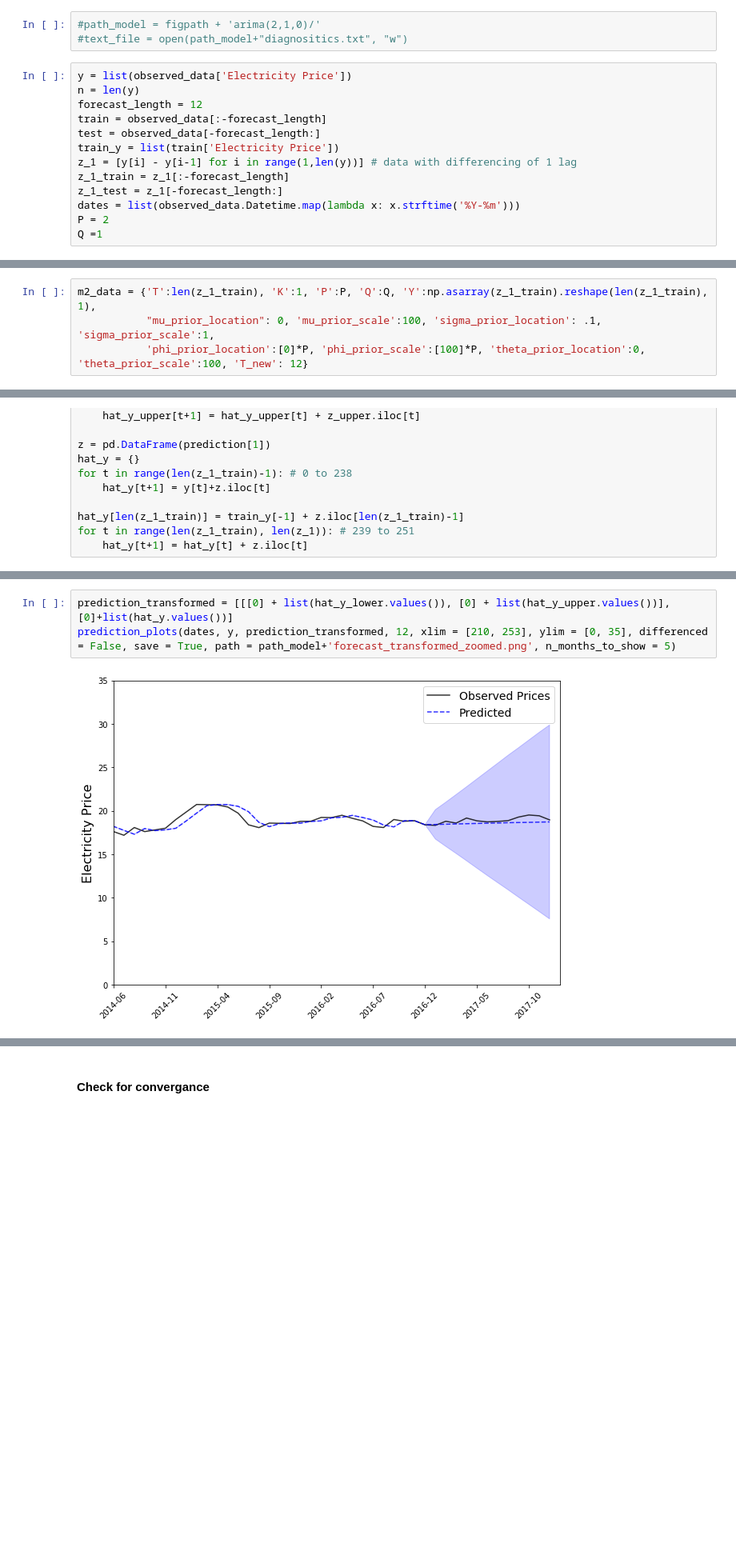
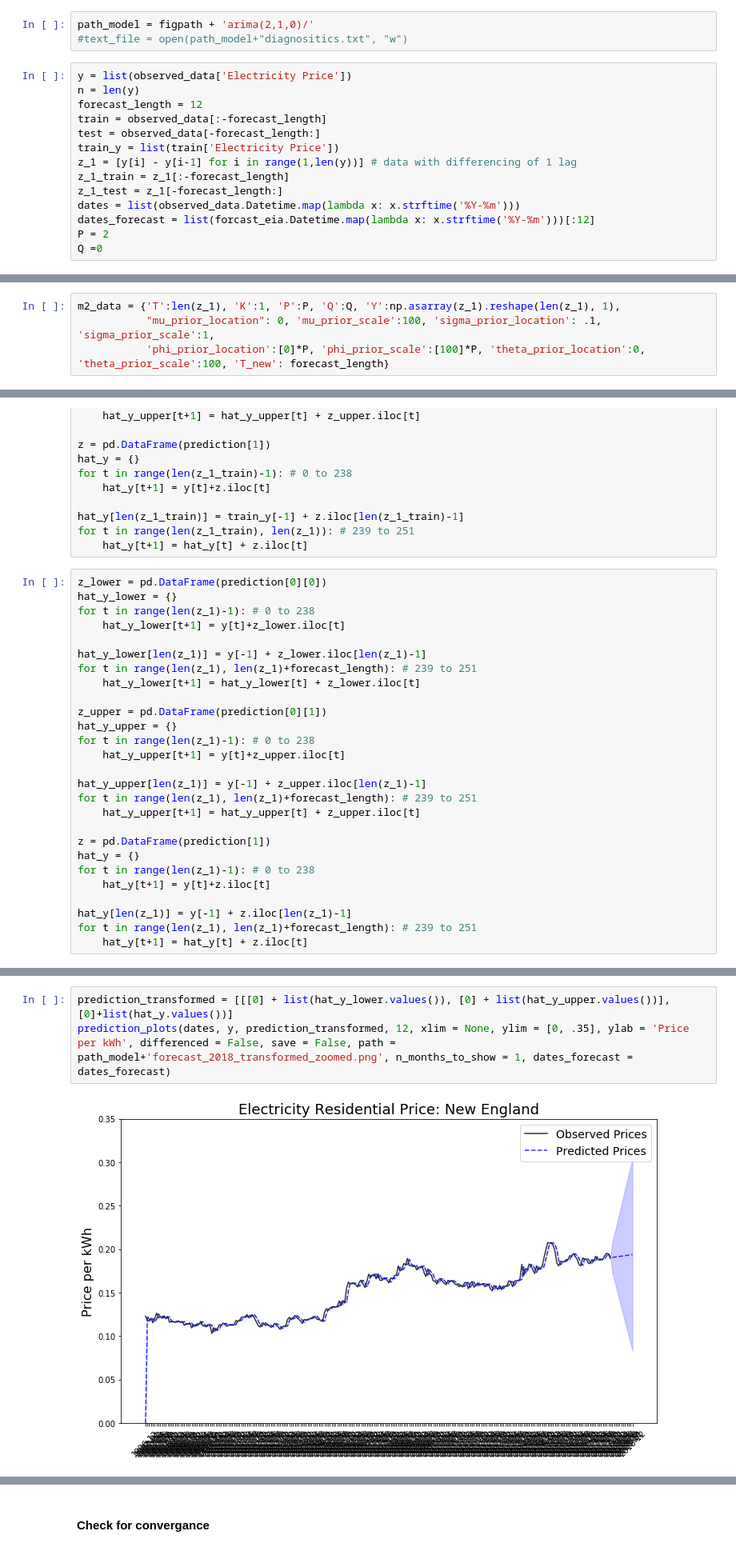
Before and after one commit to ahotaling/STAT_330_Project, a Jupyter notebook: Notebooks/Bayesian_Model_Exploration.ipynb, the cells around one changed output, grey strips where cells are left out. Shown at 80% size. Cells and saved outputs as stored; diff of their text form; blank space fills up the shorter version.

Commit message:
adjusted some plots

```diff
--- a/Notebooks/Bayesian_Model_Exploration.ipynb
+++ b/Notebooks/Bayesian_Model_Exploration.ipynb
@@ -384,7 +412,7 @@ generated quantities{
 #### Split data into training and testing sets
 Use 2016 - 2017 as the test
 # %%
-#path_model = figpath + 'arima(2,1,0)/'
+path_model = figpath + 'arima(2,1,0)/'
 #text_file = open(path_model+"diagnositics.txt", "w")
 # %%
 y = list(observed_data['Electricity Price'])
@@ -397,5 +425,6 @@ z_1 = [y[i] - y[i-1] for i in range(1,len(y))] # data with differencing of 1 lag
 z_1_train = z_1[:-forecast_length]
 z_1_test = z_1[-forecast_length:]
 dates = list(observed_data.Datetime.map(lambda x: x.strftime('%Y-%m')))
+dates_forecast = list(forcast_eia.Datetime.map(lambda x: x.strftime('%Y-%m')))[:12]
 P = 2
-Q =1
+Q =0
@@ -404,7 +431,7 @@ Q =1
 # %%
-m2_data = {'T':len(z_1_train), 'K':1, 'P':P, 'Q':Q, 'Y':np.asarray(z_1_train).reshape(len(z_1_train), 1),
+m2_data = {'T':len(z_1), 'K':1, 'P':P, 'Q':Q, 'Y':np.asarray(z_1).reshape(len(z_1), 1),
            "mu_prior_location": 0, 'mu_prior_scale':100, 'sigma_prior_location': .1, 'sigma_prior_scale':1,
-           'phi_prior_location':[0]*P, 'phi_prior_scale':[100]*P, 'theta_prior_location':0, 'theta_prior_scale':100, 'T_new': 12}
+           'phi_prior_location':[0]*P, 'phi_prior_scale':[100]*P, 'theta_prior_location':0, 'theta_prior_scale':100, 'T_new': forecast_length}
 # %%
 iterations = 3000
 warmup = 1000
@@ -496,3 +523,30 @@ for t in range(len(z_1_train)-1): # 0 to 238
 hat_y[len(z_1_train)] = train_y[-1] + z.iloc[len(z_1_train)-1]
 for t in range(len(z_1_train), len(z_1)): # 239 to 251
     hat_y[t+1] = hat_y[t] + z.iloc[t]
+# %%
+z_lower = pd.DataFrame(prediction[0][0])
+hat_y_lower = {}
+for t in range(len(z_1)-1): # 0 to 238
+    hat_y_lower[t+1] = y[t]+z_lower.iloc[t]
+
+hat_y_lower[len(z_1)] = y[-1] + z_lower.iloc[len(z_1)-1]
+for t in range(len(z_1), len(z_1)+forecast_length): # 239 to 251
+    hat_y_lower[t+1] = hat_y_lower[t] + z_lower.iloc[t]
+
+z_upper = pd.DataFrame(prediction[0][1])
+hat_y_upper = {}
+for t in range(len(z_1)-1): # 0 to 238
+    hat_y_upper[t+1] = y[t]+z_upper.iloc[t]
+
+hat_y_upper[len(z_1)] = y[-1] + z_upper.iloc[len(z_1)-1]
+for t in range(len(z_1), len(z_1)+forecast_length): # 239 to 251
+    hat_y_upper[t+1] = hat_y_upper[t] + z_upper.iloc[t]
+
+z = pd.DataFrame(prediction[1])
+hat_y = {}
+for t in range(len(z_1)-1): # 0 to 238
+    hat_y[t+1] = y[t]+z.iloc[t]
+
+hat_y[len(z_1)] = y[-1] + z.iloc[len(z_1)-1]
+for t in range(len(z_1), len(z_1)+forecast_length): # 239 to 251
+    hat_y[t+1] = hat_y[t] + z.iloc[t]
@@ -499,6 +557,6 @@ for t in range(len(z_1_train), len(z_1)): # 239 to 251
 # %%
 prediction_transformed = [[[0] + list(hat_y_lower.values()), [0] + list(hat_y_upper.values())], [0]+list(hat_y.values())]
-prediction_plots(dates, y, prediction_transformed, 12, xlim = [210, 253], ylim = [0, 35], differenced = False, save = True, path = path_model+'forecast_transformed_zoomed.png', n_months_to_show = 5)
+prediction_plots(dates, y, prediction_transformed, 12, xlim = None, ylim = [0, .35], ylab = 'Price per kWh', differenced = False, save = False, path = path_model+'forecast_2018_transformed_zoomed.png', n_months_to_show = 1, dates_forecast = dates_forecast)
 # %% [output]
-[figure, old version]
+[figure, new version]
 # %%
```
Also changed, not shown: parts of 21 cells of this notebook, 14 other files.
